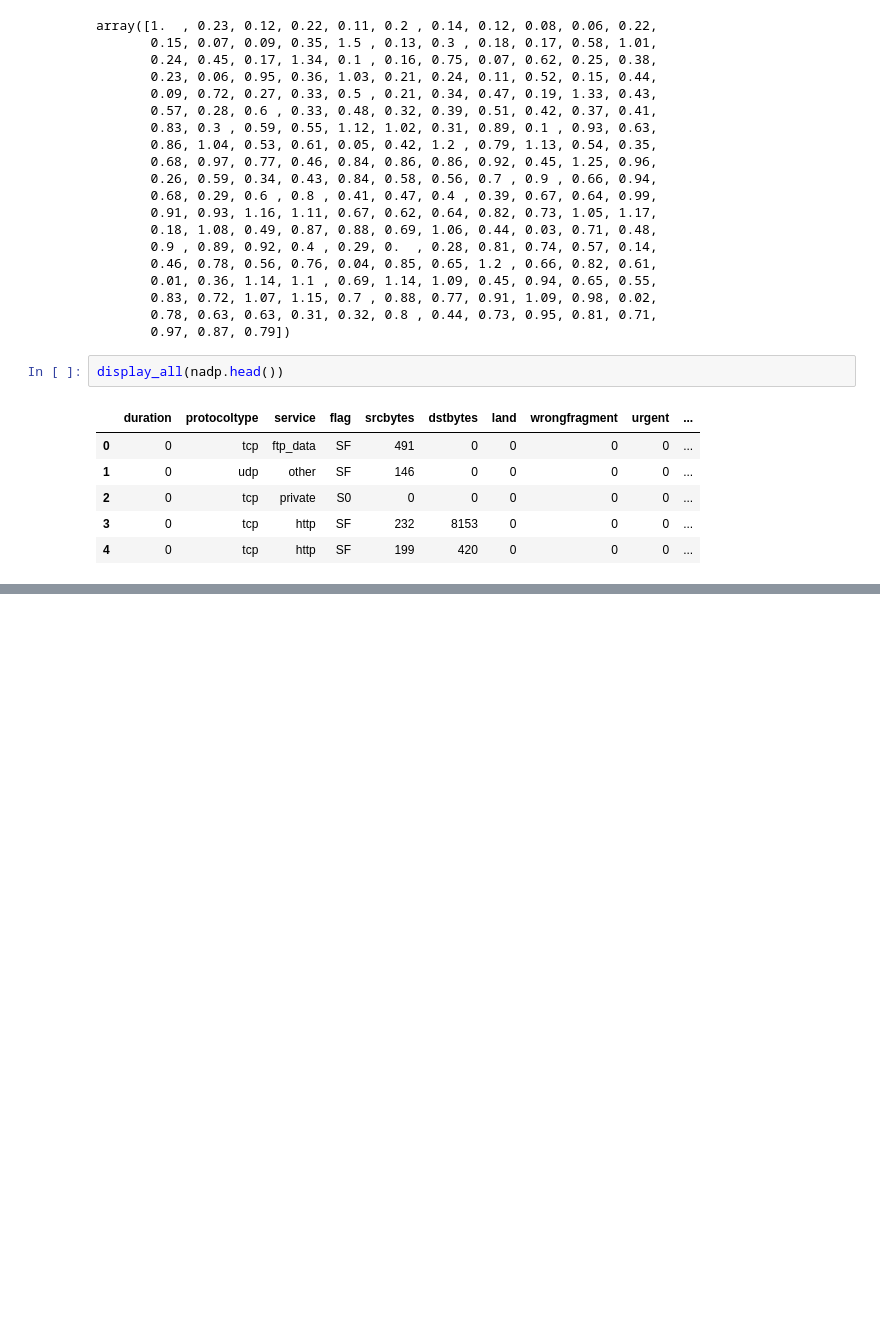
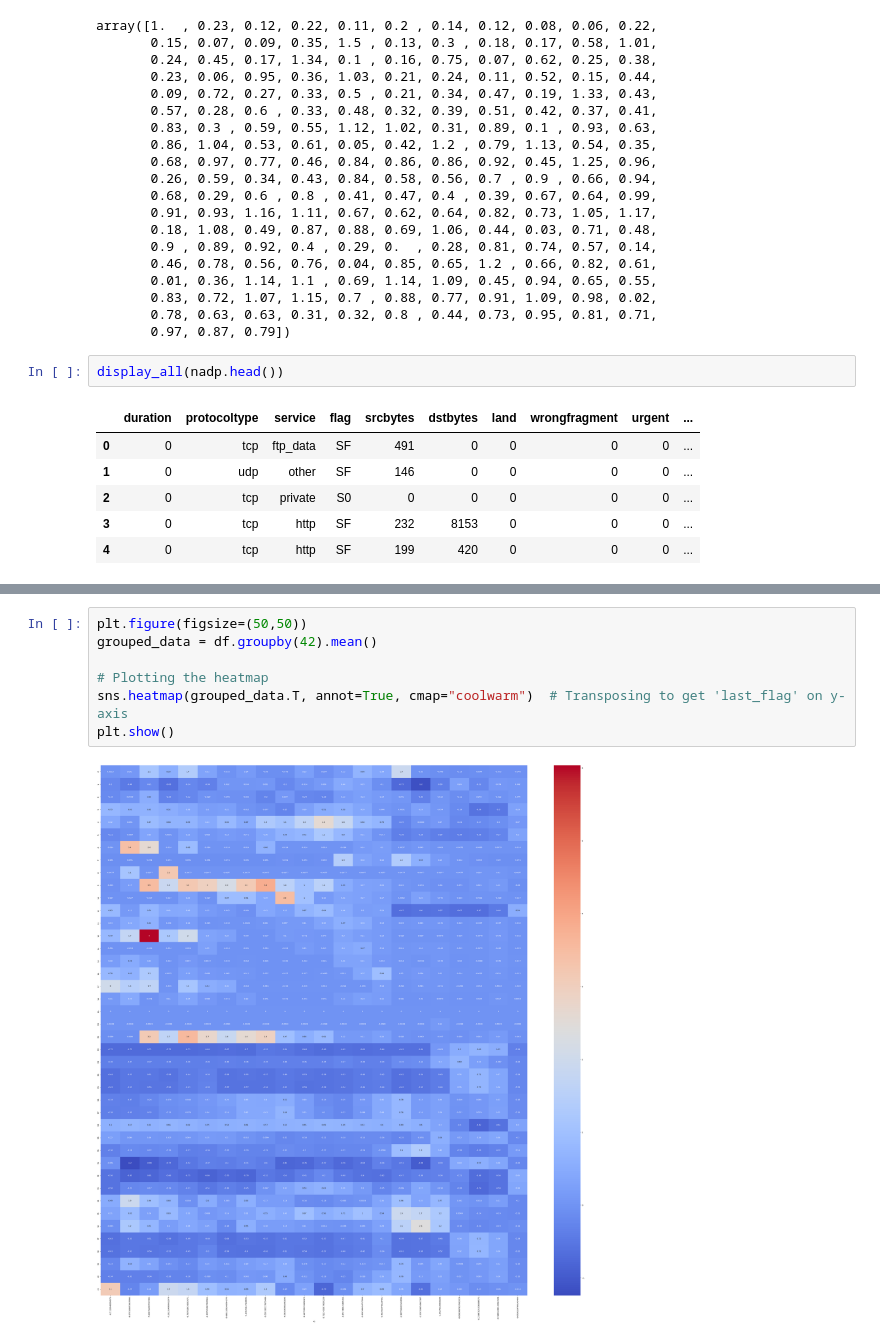
Before and after one commit to Sainadh-Bahadursha/Network_Anomaly_Detection_Project, a Jupyter notebook: Notebooks/Basic_EDA.ipynb, the cells around one changed output, grey strips where cells are left out. Cells and saved outputs as stored; diff of their text form; blank space fills up the shorter version.

```diff
--- a/Notebooks/Basic_EDA.ipynb
+++ b/Notebooks/Basic_EDA.ipynb
@@ -443,0 +572,9 @@ display_all(nadp.head())
+# %%
+plt.figure(figsize=(50,50))
+grouped_data = df.groupby(42).mean()
+
+# Plotting the heatmap
+sns.heatmap(grouped_data.T, annot=True, cmap="coolwarm")  # Transposing to get 'last_flag' on y-axis
+plt.show()
+# %% [output]
+[figure, added]
```
Also changed, not shown: parts of 18 cells of this notebook, 3 other files.
